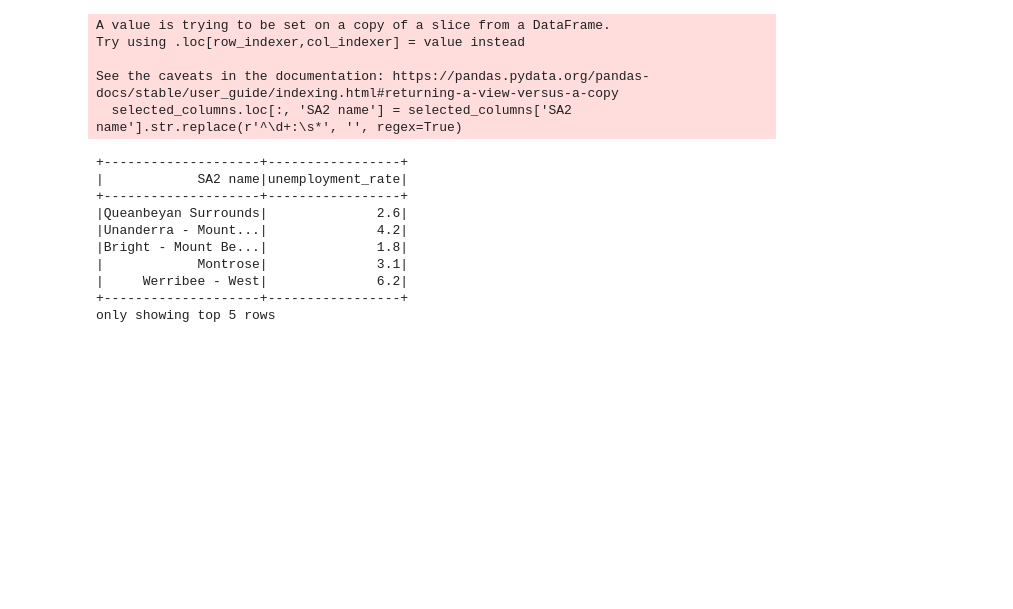
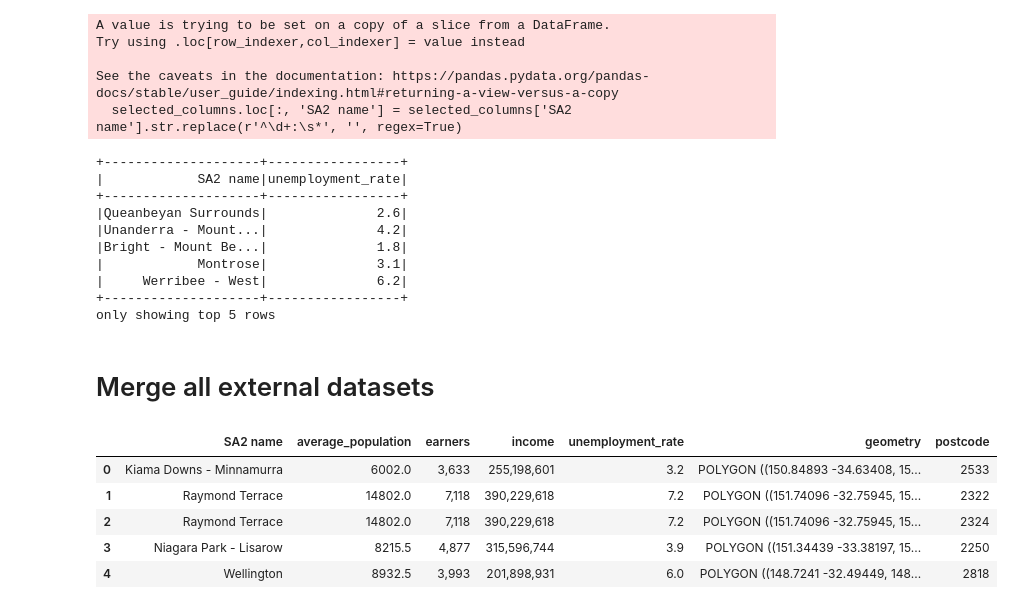
Before and after one commit to MAST30034-AppliedDataScience/project-2-group-buy-now-pay-later-industry-project-28, a Jupyter notebook: notebooks/Preliminary Analysis.ipynb, the cells around one changed output. Drawn from its saved outputs; the diff is of its cells as text; code cells hidden in the pictures; blank space fills up the shorter version.

Commit message:
merge all external datasets

```diff
--- a/notebooks/Preliminary Analysis.ipynb
+++ b/notebooks/Preliminary Analysis.ipynb
@@ -540 +622,22 @@ only showing top 5 rows
 unemployment.write.parquet('../data/curated/unemployment', mode='overwrite')
+# %% [markdown]
+# Merge all external datasets
+# %%
+# merge income and population
+df_income_pop = population.join(income_pyspark, on='SA2 name', how='inner')
+
+# merge the above with unemployment rate
+df_income_pop_unemp = df_income_pop.join(unemployment, on='SA2 name', how='inner')
+# %%
+df_income_pop_unemp_pandas = df_income_pop_unemp.toPandas()
+# %%
+df_income_pop_unemp_post = pd.merge(df_income_pop_unemp_pandas, postcode_sa2_geo, on='SA2 name', how='inner')
+# %%
+df_income_pop_unemp_post.head()
+# %% [output]
+|  | SA2 name | average_population | earners | income | unemployment_rate | geometry | postcode |
+| 0 | Kiama Downs - Minnamurra | 6002.0 | 3,633 | 255,198,601 | 3.2 | POLYGON ((150.84893 -34.63408, 15... | 2533 |
+| 1 | Raymond Terrace | 14802.0 | 7,118 | 390,229,618 | 7.2 | POLYGON ((151.74096 -32.75945, 15... | 2322 |
+| 2 | Raymond Terrace | 14802.0 | 7,118 | 390,229,618 | 7.2 | POLYGON ((151.74096 -32.75945, 15... | 2324 |
+| 3 | Niagara Park - Lisarow | 8215.5 | 4,877 | 315,596,744 | 3.9 | POLYGON ((151.34439 -33.38197, 15... | 2250 |
+| 4 | Wellington | 8932.5 | 3,993 | 201,898,931 | 6.0 | POLYGON ((148.7241 -32.49449, 148... | 2818 |
```
Also changed, not shown: parts of 20 cells of this notebook.
